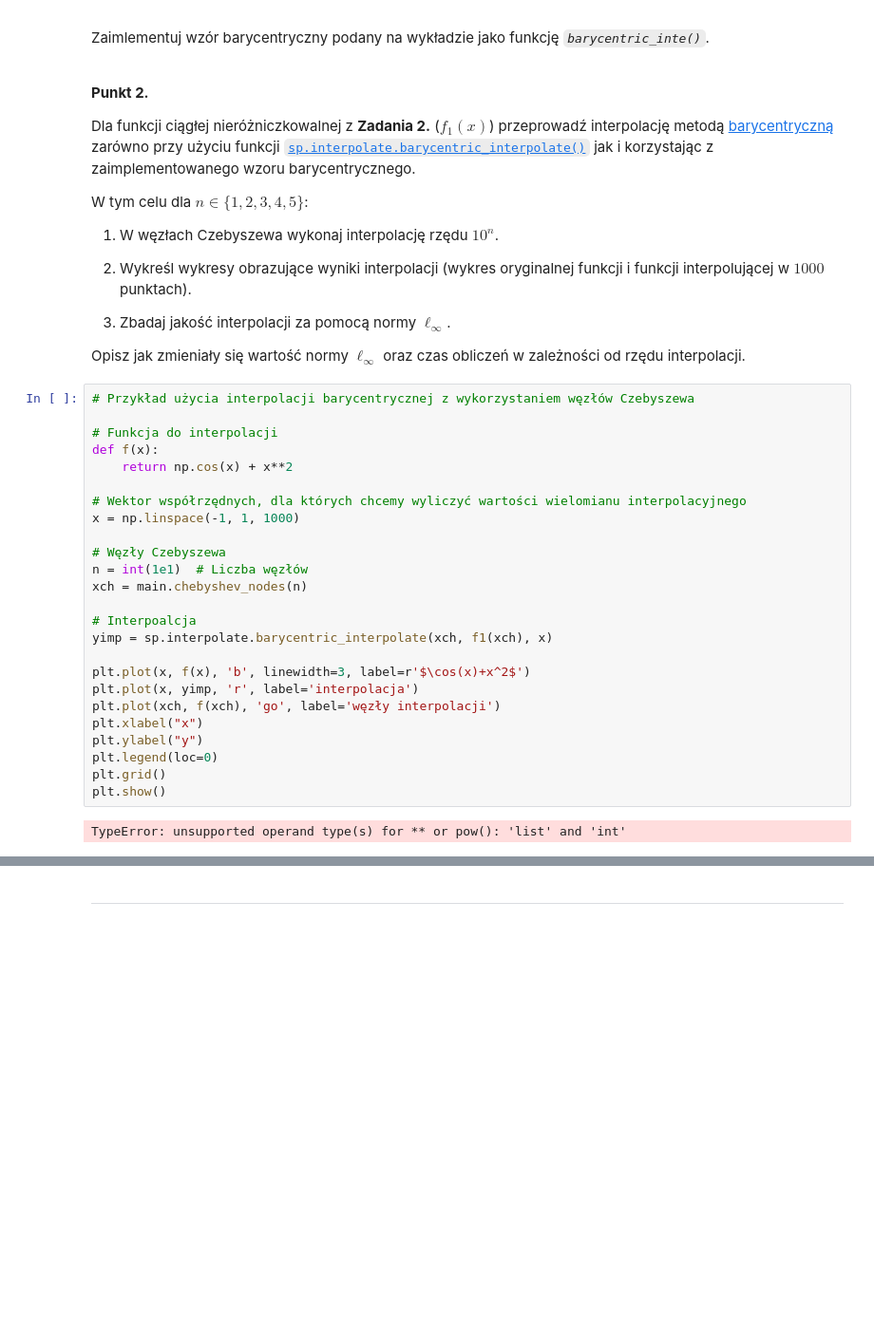
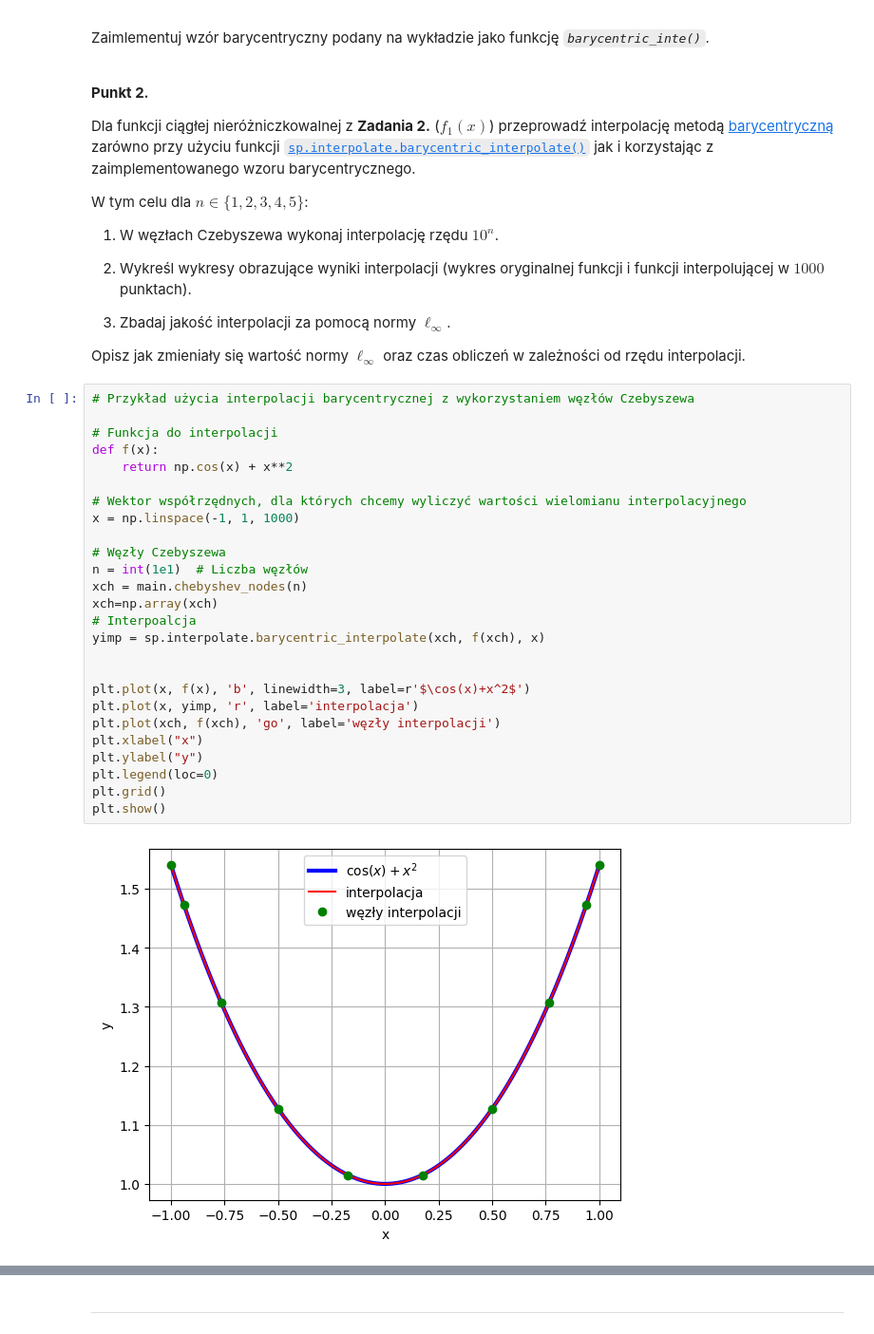
Before and after one commit to MN-KJ-2025/lab9-interpolacja-karolozog15, a Jupyter notebook: sprawozdanie.ipynb, the cells around one changed output, grey strips where cells are left out. Shown at 95% size. Drawn from its saved outputs; the diff is of its cells as text; blank space fills up the shorter version.

```diff
--- a/sprawozdanie.ipynb
+++ b/sprawozdanie.ipynb
@@ -134,30 +146,31 @@ Opisz jak zmieniały się wartość normy $\ell_{\infty}$ oraz czas obliczeń w
 # %%
 # Przykład użycia interpolacji barycentrycznej z wykorzystaniem węzłów Czebyszewa
 
 # Funkcja do interpolacji
 def f(x):
     return np.cos(x) + x**2
 
 # Wektor współrzędnych, dla których chcemy wyliczyć wartości wielomianu interpolacyjnego
 x = np.linspace(-1, 1, 1000)
 
 # Węzły Czebyszewa
 n = int(1e1)  # Liczba węzłów
 xch = main.chebyshev_nodes(n)
+xch=np.array(xch)
+# Interpoalcja
+yimp = sp.interpolate.barycentric_interpolate(xch, f(xch), x)
 
-# Interpoalcja
-yimp = sp.interpolate.barycentric_interpolate(xch, f1(xch), x)
 
 plt.plot(x, f(x), 'b', linewidth=3, label=r'$\cos(x)+x^2$')
 plt.plot(x, yimp, 'r', label='interpolacja')
 plt.plot(xch, f(xch), 'go', label='węzły interpolacji')
 plt.xlabel("x")
 plt.ylabel("y")
 plt.legend(loc=0)
 plt.grid()
 plt.show()
 # %% [output]
-TypeError: unsupported operand type(s) for ** or pow(): 'list' and 'int'
+[figure, added]
 # %%
 # ===== Twoja implementacja tutaj =====
 x = np.linspace(-1, 1, 1000)
```
Also changed, not shown: parts of 14 cells of this notebook.
